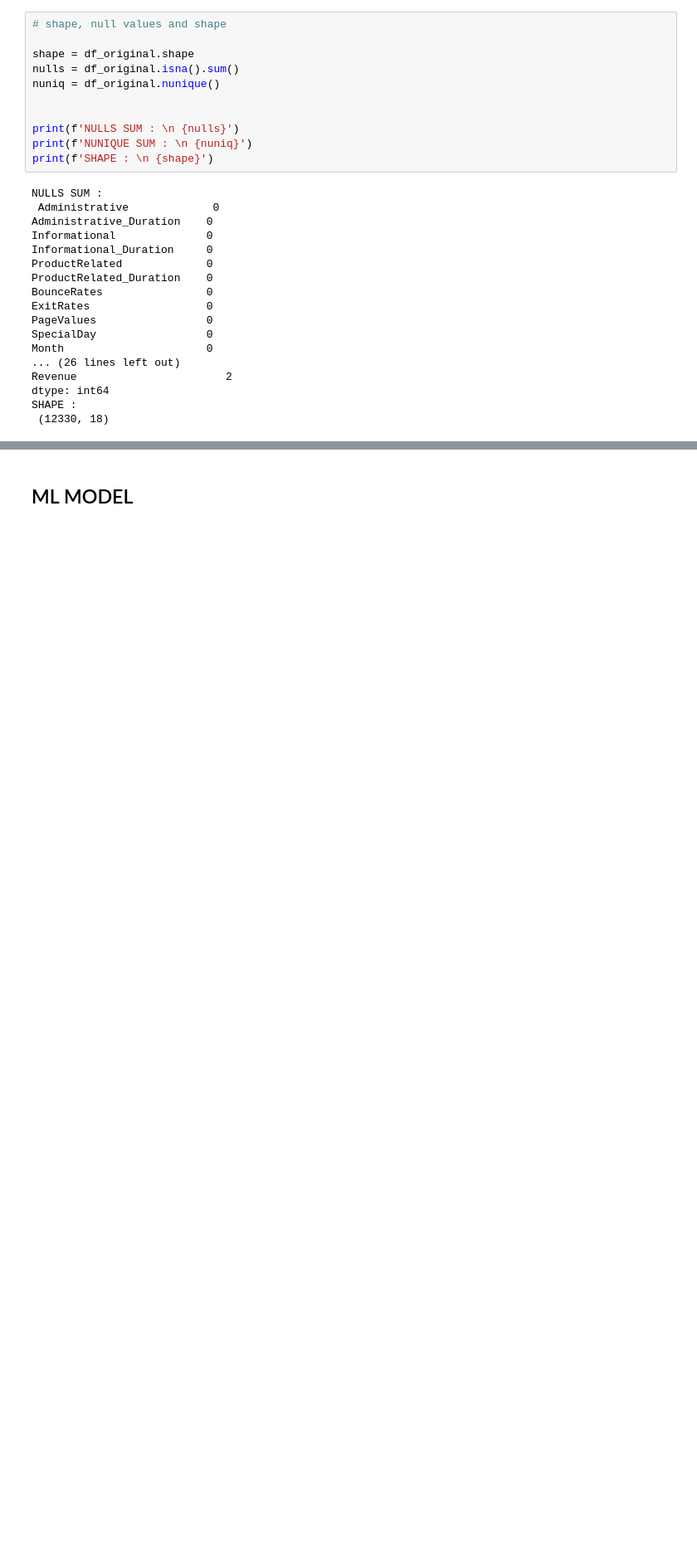
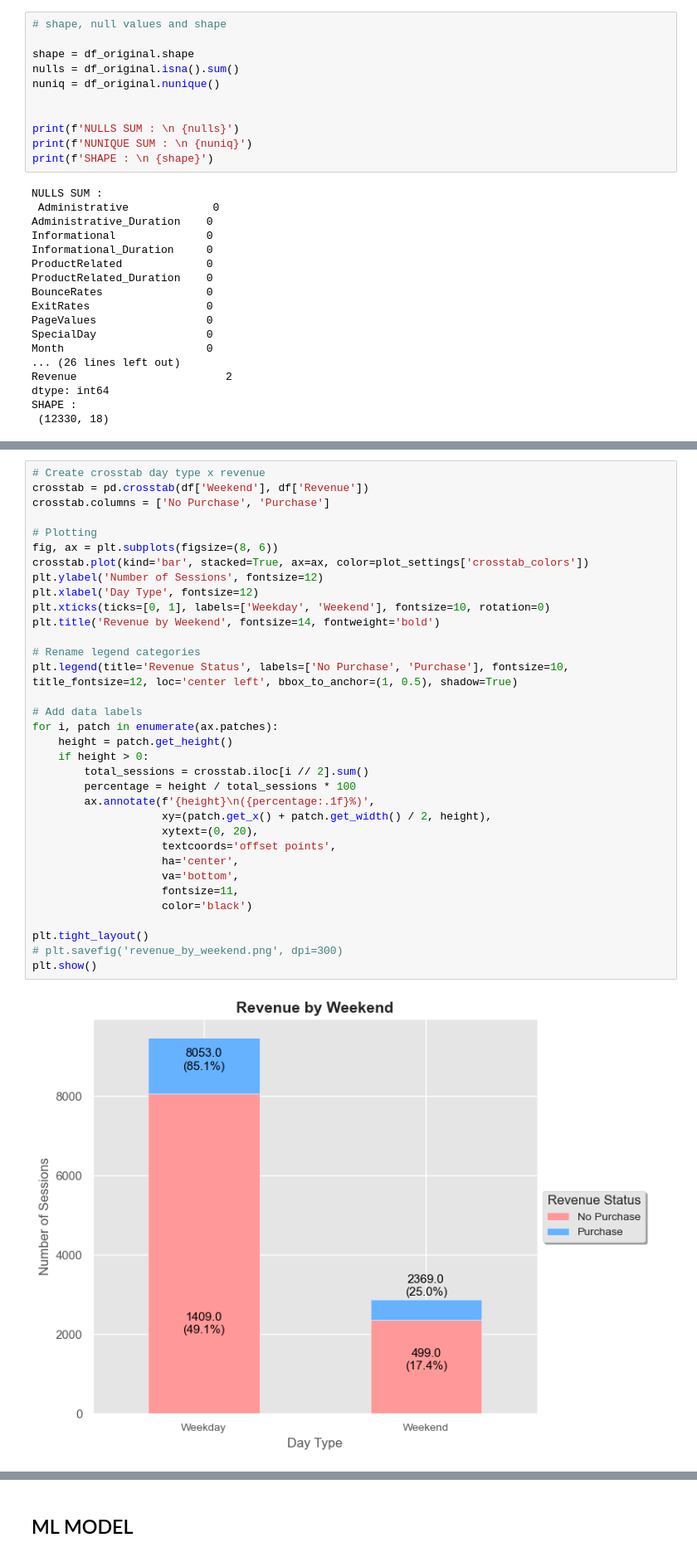
Before and after one commit to NonakaVal/sales_forecasting_model-, a Jupyter notebook: main.ipynb, the cells around one changed output, grey strips where cells are left out. Shown at 83% size. Cells and saved outputs as stored; diff of their text form; blank space fills up the shorter version.

```diff
--- a/main.ipynb
+++ b/main.ipynb
@@ -387,0 +161,36 @@ plt.show()
+# %%
+# Create crosstab day type x revenue
+crosstab = pd.crosstab(df['Weekend'], df['Revenue'])
+crosstab.columns = ['No Purchase', 'Purchase']
+
+# Plotting
+fig, ax = plt.subplots(figsize=(8, 6))
+crosstab.plot(kind='bar', stacked=True, ax=ax, color=plot_settings['crosstab_colors'])
+plt.ylabel('Number of Sessions', fontsize=12)
+plt.xlabel('Day Type', fontsize=12)
+plt.xticks(ticks=[0, 1], labels=['Weekday', 'Weekend'], fontsize=10, rotation=0)
+plt.title('Revenue by Weekend', fontsize=14, fontweight='bold')
+
+# Rename legend categories
+plt.legend(title='Revenue Status', labels=['No Purchase', 'Purchase'], fontsize=10, title_fontsize=12, loc='center left', bbox_to_anchor=(1, 0.5), shadow=True)
+
+# Add data labels
+for i, patch in enumerate(ax.patches):
+    height = patch.get_height()
+    if height > 0:
+        total_sessions = crosstab.iloc[i // 2].sum()
+        percentage = height / total_sessions * 100
+        ax.annotate(f'{height}\n({percentage:.1f}%)',
+                    xy=(patch.get_x() + patch.get_width() / 2, height),
+                    xytext=(0, 20),
+                    textcoords='offset points',
+                    ha='center',
+                    va='bottom',
+                    fontsize=11,
+                    color='black')
+
+plt.tight_layout()
+# plt.savefig('revenue_by_weekend.png', dpi=300)
+plt.show()
+# %% [output]
+[figure, added]
```
Also changed, not shown: parts of 24 cells of this notebook, 1 other file.
